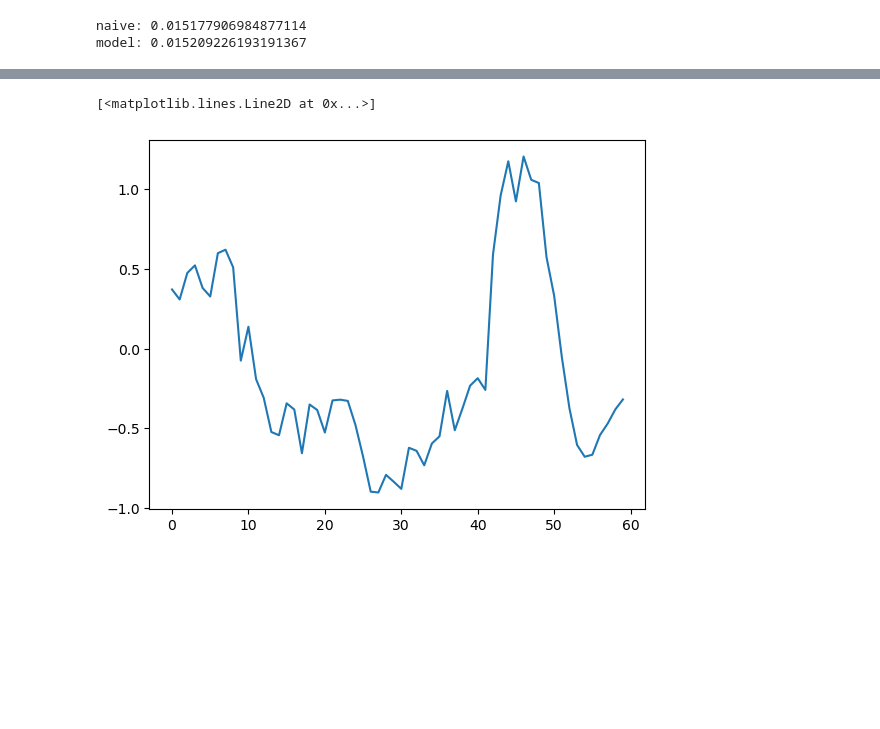
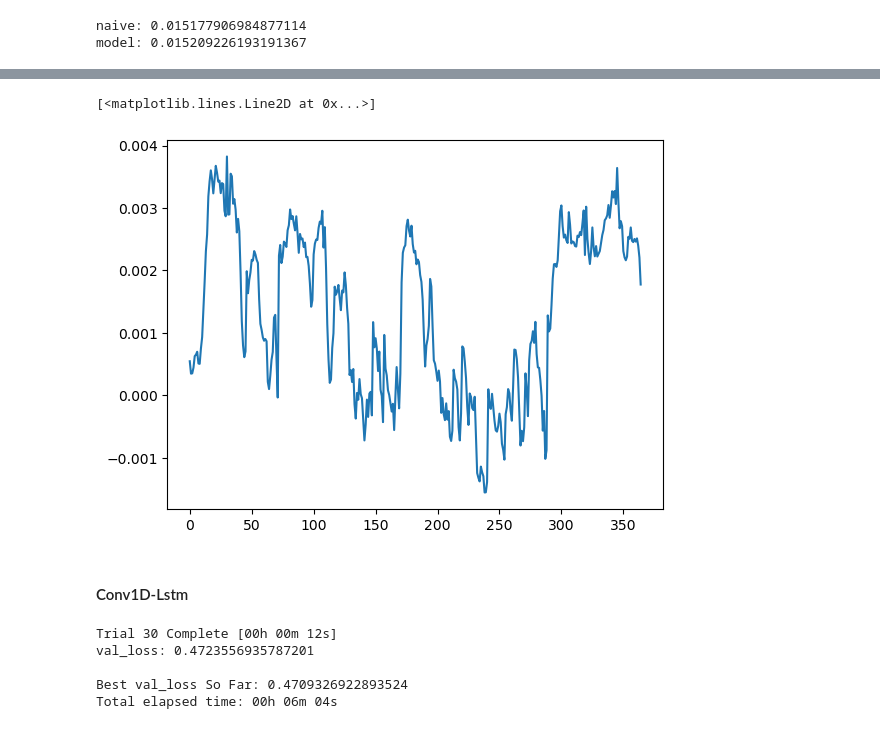
Before and after one commit to Daconic/STAT4012_Group2, a Jupyter notebook: Sunny/lstm.ipynb, the cells around one changed output, grey strips where cells are left out. Saved outputs shown, nothing was run; the diff lists cells and outputs as text; code cells hidden in the pictures; blank space fills up the shorter version.

```diff
--- a/Sunny/lstm.ipynb
+++ b/Sunny/lstm.ipynb
@@ -273,8 +162,14 @@ pp_day_10.pipeline(LAG = 10, split_args = split_args, transform_args = transform
 pp_day_30 = preprocessing(df_input)
 pp_day_30.pipeline(LAG = 30, split_args = split_args, transform_args = transform_args)
 
-pp_day_120 = preprocessing(df_input)
-pp_day_120.pipeline(LAG = 120, split_args = split_args, transform_args = transform_args)
+pp_day_90 = preprocessing(df_input)
+pp_day_90.pipeline(LAG = 90, split_args = split_args, transform_args = transform_args)
+
+pp_day_180 = preprocessing(df_input)
+pp_day_180.pipeline(LAG = 180, split_args = split_args, transform_args = transform_args)
+
+pp_day_360 = preprocessing(df_input)
+pp_day_360.pipeline(LAG = 360, split_args = split_args, transform_args = transform_args)
 # %%
 X_train_day_5 = pp_day_5.X_train
 X_test_day_5 = pp_day_5.X_test
@@ -323,15 +248,16 @@ callbacks = [tf.keras.callbacks.EarlyStopping(
     mode='min', baseline=None, restore_best_weights=True)]
 
 def model_builder_lstm(hp):
-    hp_lstm_depth = hp.Int('lstm_depth', min_value=2, max_value=8, step=2)
-    hp_lstm_size = hp.Choice('lstm_size', values = [8, 16, 32, 64, 128])
+    hp_lstm_depth = hp.Int('lstm_depth', min_value=1, max_value=4, step=1)
+    hp_lstm_size = hp.Choice('lstm_size', values = [8, 16, 32, 64])
     hp_lstm_dropout = hp.Choice('lstm_dropout', values = [0.2, 0.5, 0.8])
 
-    hp_dense_depth = hp.Int('dense_depth', min_value=1, max_value=7, step=2)
-    hp_dense_size = hp.Choice('dense_size', values = [8, 16, 32, 64, 128])
+    hp_dense_depth = hp.Int('dense_depth', min_value=1, max_value=4, step=1)
+    hp_dense_size = hp.Choice('dense_size', values = [8, 16, 32, 64])
     hp_dense_dropout = hp.Choice('dense_dropout', values = [0.2, 0.5, 0.8])
 
-    hp_lr = hp.Choice('learning_rate', values = [0.005, 0.001, 0.0005])
+    hp_lr = 0.001
+    #hp.Choice('learning_rate', values = [0.005, 0.001, 0.0005])
 
     model = Sequential()
     for i in range(hp_lstm_depth-1):
@@ -804,0 +662,9 @@ array([-0.5315848 , -0.21858472,  0.0363284 , -0.41186708,  0.23668115,
+# %%
+tuner_day_90= kt.RandomSearch(
+    model_builder_lstm,
+    objective = 'val_loss',
+    max_trials = 50,  # Number of different configurations to try
+    executions_per_trial = 1,  # Number of models to train for each trial
+    seed = 4012,
+    overwrite = True
+)
@@ -804,0 +683,10 @@ array([-0.5315848 , -0.21858472,  0.0363284 , -0.41186708,  0.23668115,
+# %%
+tf.keras.utils.set_random_seed(4012)
+best_hps_day_90 = tuner_day_90.get_best_hyperparameters(num_trials=1)[0]
+model_day_90 = tuner_day_90.hypermodel.build(best_hps_day_90)
+model_day_90.fit(X_train_day_90, y_train_day_90,
+                batch_size=64, epochs=10, validation_data = (X_test_day_90, y_test_day_90))
+pred_return_day_90 = pp_day_90.scaler_y.inverse_transform(model_day_90.predict(X_test_day_90))[:,0]
+pred_close_day_90 = naive_pred*(pred_return_day_90+1)
+print(f"naive: {np.mean((test_close - naive_pred)**2)}")
+print(f"model_day_90: {np.mean((test_close - pred_close_day_90)**2)}")
@@ -805,5 +711,7 @@ array([-0.5315848 , -0.21858472,  0.0363284 , -0.41186708,  0.23668115,
 # %%
-plt.plot(conv_out[10,:,1])
+plt.plot(pred_return_day_90)
 # %% [output]
 [<matplotlib.lines.Line2D at 0x...>]
-[figure, old version]
+[figure, new version]
+# %% [markdown]
+#### Conv1D-Lstm
@@ -809,0 +765,12 @@ plt.plot(conv_out[10,:,1])
+# %%
+tuner_day_90_CL.search(
+    X_train_day_90, y_train_day_90,
+    epochs=10,
+    validation_split = 0.1
+)
+# %% [output]
+Trial 30 Complete [00h 00m 12s]
+val_loss: 0.4723556935787201
+
+Best val_loss So Far: 0.4709326922893524
+Total elapsed time: 00h 06m 04s
```
Also changed, not shown: parts of 74 cells of this notebook.
